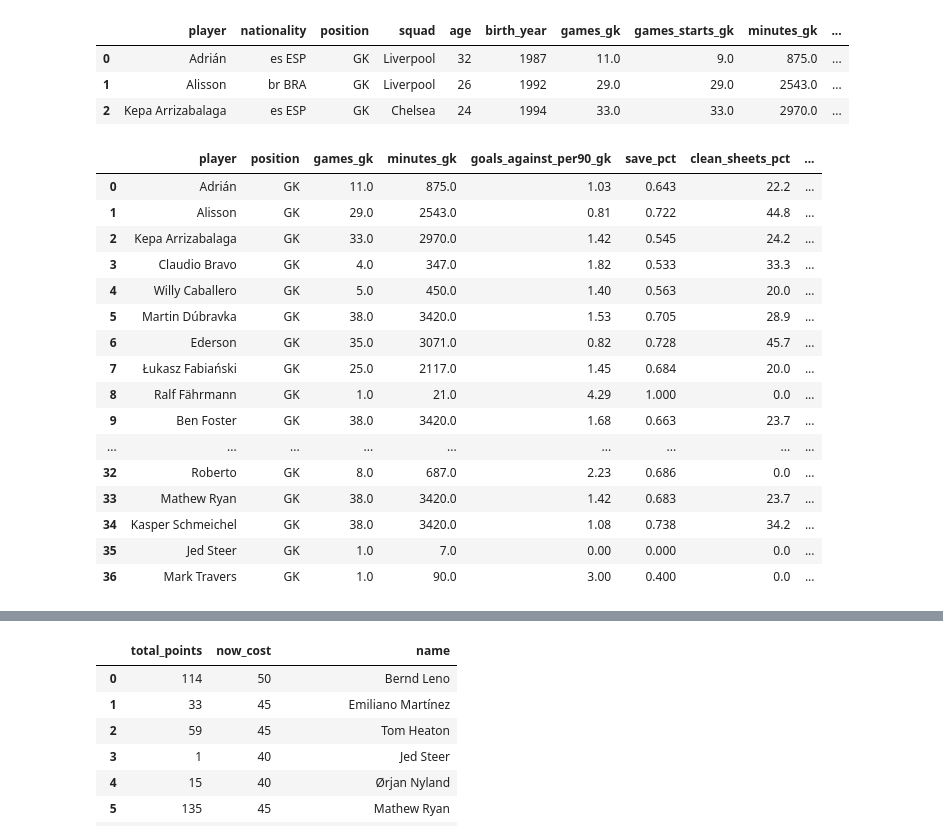
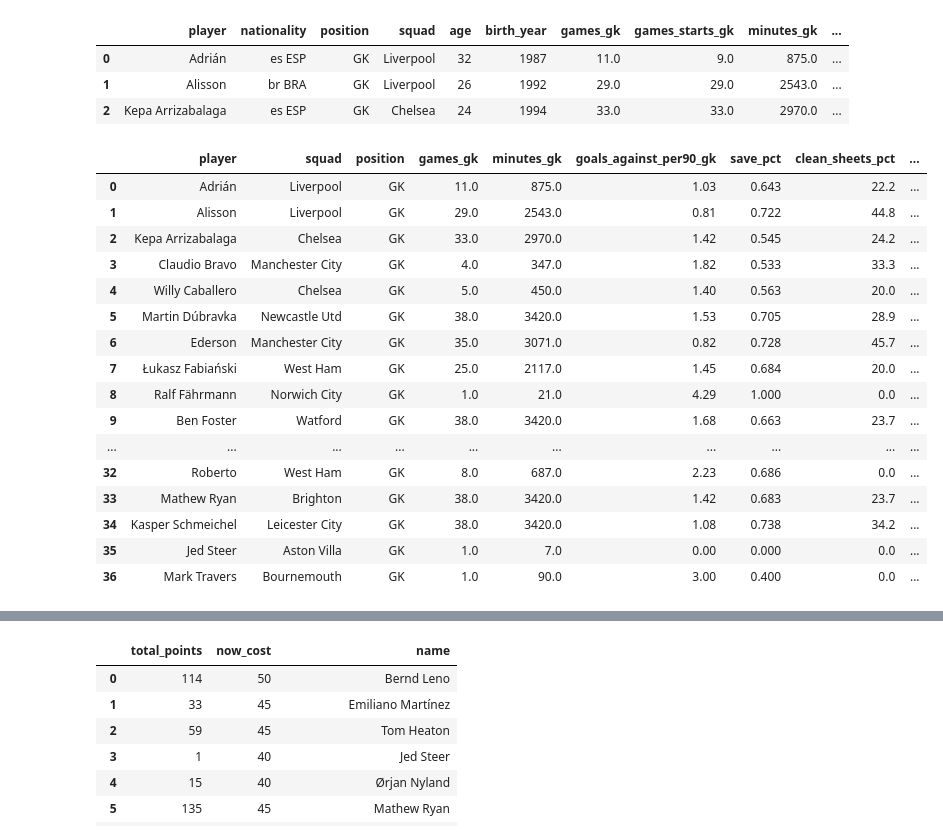
Before and after one commit to sidthakur08/fpl_explore, a Jupyter notebook: dashboard_explore.ipynb, the cells around one changed output, grey strips where cells are left out. Saved outputs shown, nothing was run; the diff lists cells and outputs as text; code cells hidden in the pictures.

Commit message:
cleaned and updated keeper data

```diff
--- a/dashboard_explore.ipynb
+++ b/dashboard_explore.ipynb
@@ -34,24 +37,24 @@ keeper.head(3)
 | 2 | Kepa Arrizabalaga | es ESP | GK | Chelsea | 24 | 1994 | 33.0 | 33.0 | 2970.0 | ... |
 # %%
 # cleaning the keepers dataset with required stats
-keeper = keeper.loc[:,['player','position','games_gk','minutes_gk','goals_against_per90_gk','save_pct',
+keeper = keeper.loc[:,['player','squad','position','games_gk','minutes_gk','goals_against_per90_gk','save_pct',
                        'clean_sheets_pct','pens_allowed','psxg_net_gk']]
 keeper
 # %% [output]
-|  | player | position | games_gk | minutes_gk | goals_against_per90_gk | save_pct | clean_sheets_pct | ... |
-| 0 | Adrián | GK | 11.0 | 875.0 | 1.03 | 0.643 | 22.2 | ... |
-| 1 | Alisson | GK | 29.0 | 2543.0 | 0.81 | 0.722 | 44.8 | ... |
-| 2 | Kepa Arrizabalaga | GK | 33.0 | 2970.0 | 1.42 | 0.545 | 24.2 | ... |
-| 3 | Claudio Bravo | GK | 4.0 | 347.0 | 1.82 | 0.533 | 33.3 | ... |
-| 4 | Willy Caballero | GK | 5.0 | 450.0 | 1.40 | 0.563 | 20.0 | ... |
-| 5 | Martin Dúbravka | GK | 38.0 | 3420.0 | 1.53 | 0.705 | 28.9 | ... |
-| 6 | Ederson | GK | 35.0 | 3071.0 | 0.82 | 0.728 | 45.7 | ... |
-| 7 | Łukasz Fabiański | GK | 25.0 | 2117.0 | 1.45 | 0.684 | 20.0 | ... |
-| 8 | Ralf Fährmann | GK | 1.0 | 21.0 | 4.29 | 1.000 | 0.0 | ... |
-| 9 | Ben Foster | GK | 38.0 | 3420.0 | 1.68 | 0.663 | 23.7 | ... |
-| ... | ... | ... | ... | ... | ... | ... | ... | ... |
-| 32 | Roberto | GK | 8.0 | 687.0 | 2.23 | 0.686 | 0.0 | ... |
-| 33 | Mathew Ryan | GK | 38.0 | 3420.0 | 1.42 | 0.683 | 23.7 | ... |
-| 34 | Kasper Schmeichel | GK | 38.0 | 3420.0 | 1.08 | 0.738 | 34.2 | ... |
-| 35 | Jed Steer | GK | 1.0 | 7.0 | 0.00 | 0.000 | 0.0 | ... |
-| 36 | Mark Travers | GK | 1.0 | 90.0 | 3.00 | 0.400 | 0.0 | ... |
+|  | player | squad | position | games_gk | minutes_gk | goals_against_per90_gk | save_pct | clean_sheets_pct | ... |
+| 0 | Adrián | Liverpool | GK | 11.0 | 875.0 | 1.03 | 0.643 | 22.2 | ... |
+| 1 | Alisson | Liverpool | GK | 29.0 | 2543.0 | 0.81 | 0.722 | 44.8 | ... |
+| 2 | Kepa Arrizabalaga | Chelsea | GK | 33.0 | 2970.0 | 1.42 | 0.545 | 24.2 | ... |
+| 3 | Claudio Bravo | Manchester City | GK | 4.0 | 347.0 | 1.82 | 0.533 | 33.3 | ... |
+| 4 | Willy Caballero | Chelsea | GK | 5.0 | 450.0 | 1.40 | 0.563 | 20.0 | ... |
+| 5 | Martin Dúbravka | Newcastle Utd | GK | 38.0 | 3420.0 | 1.53 | 0.705 | 28.9 | ... |
+| 6 | Ederson | Manchester City | GK | 35.0 | 3071.0 | 0.82 | 0.728 | 45.7 | ... |
+| 7 | Łukasz Fabiański | West Ham | GK | 25.0 | 2117.0 | 1.45 | 0.684 | 20.0 | ... |
+| 8 | Ralf Fährmann | Norwich City | GK | 1.0 | 21.0 | 4.29 | 1.000 | 0.0 | ... |
+| 9 | Ben Foster | Watford | GK | 38.0 | 3420.0 | 1.68 | 0.663 | 23.7 | ... |
+| ... | ... | ... | ... | ... | ... | ... | ... | ... | ... |
+| 32 | Roberto | West Ham | GK | 8.0 | 687.0 | 2.23 | 0.686 | 0.0 | ... |
+| 33 | Mathew Ryan | Brighton | GK | 38.0 | 3420.0 | 1.42 | 0.683 | 23.7 | ... |
+| 34 | Kasper Schmeichel | Leicester City | GK | 38.0 | 3420.0 | 1.08 | 0.738 | 34.2 | ... |
+| 35 | Jed Steer | Aston Villa | GK | 1.0 | 7.0 | 0.00 | 0.000 | 0.0 | ... |
+| 36 | Mark Travers | Bournemouth | GK | 1.0 | 90.0 | 3.00 | 0.400 | 0.0 | ... |
```
Also changed, not shown: parts of 7 cells of this notebook, 1 other file.
